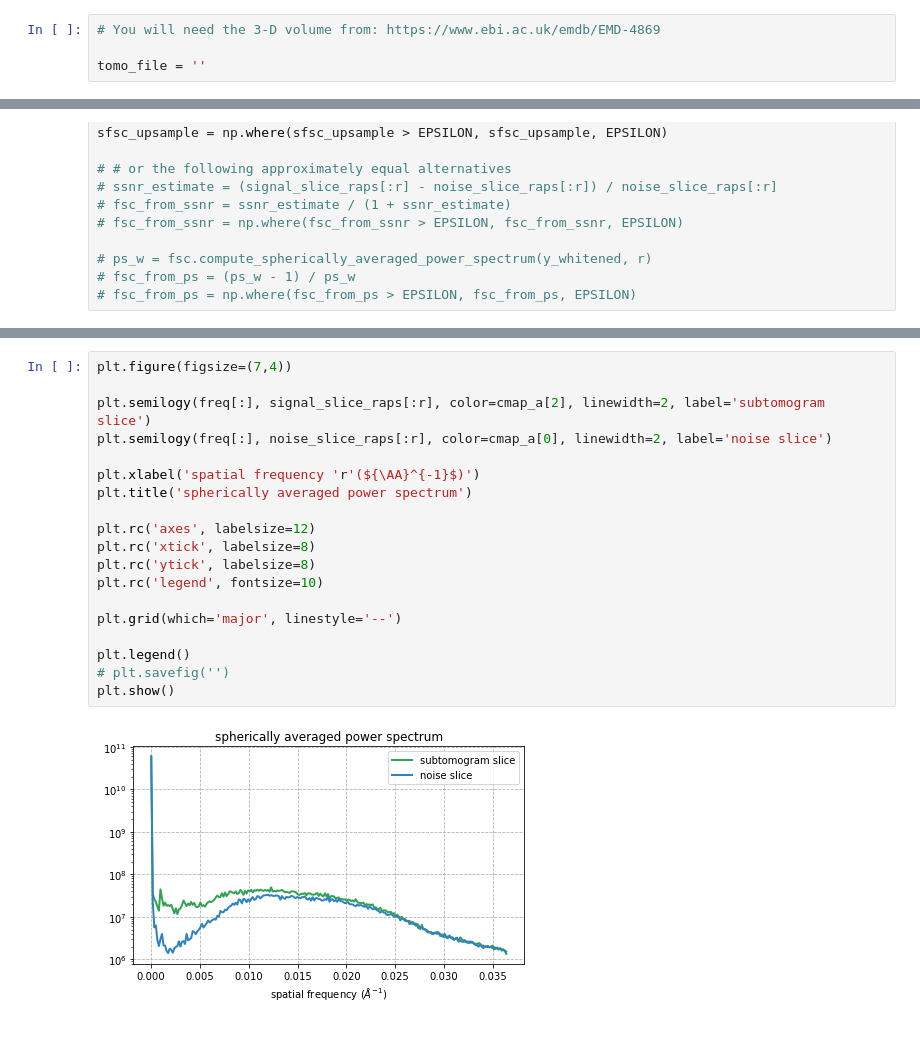
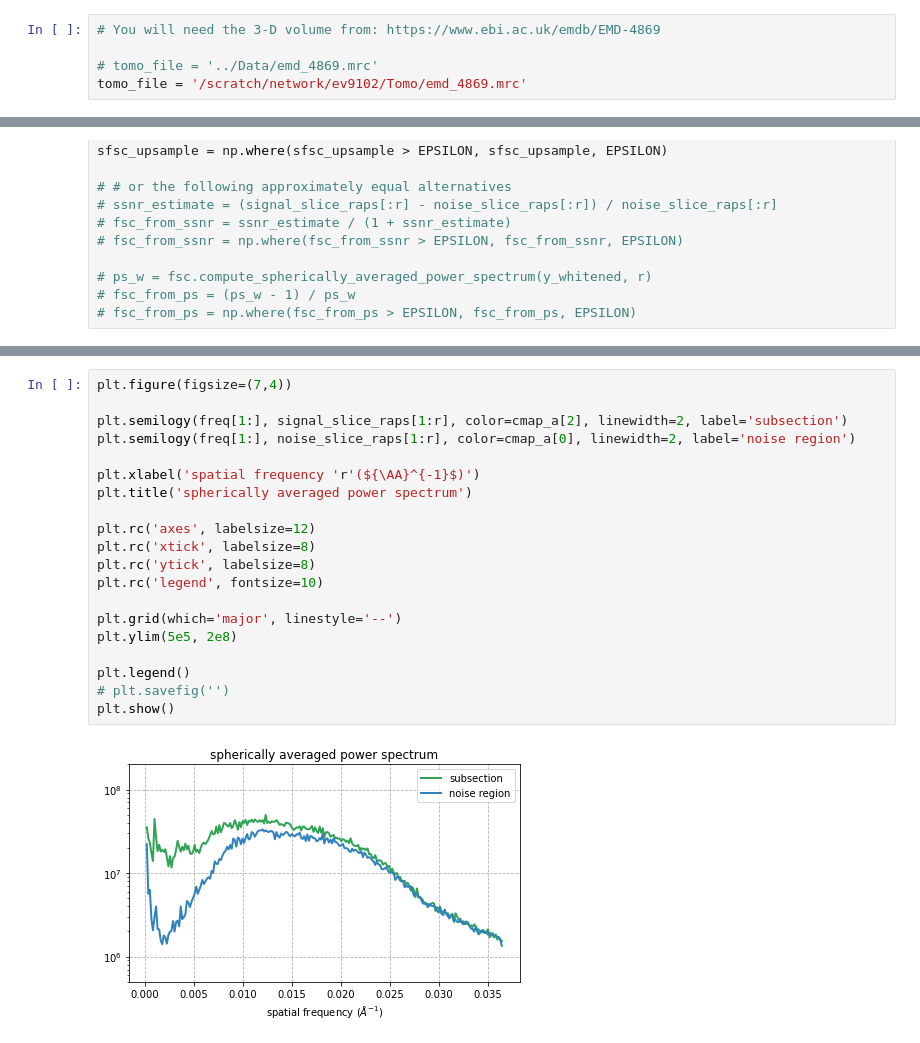
Before and after one commit to EricVerbeke/self_fourier_shell_correlation, a Jupyter notebook: Figure5.ipynb, the cells around one changed output, grey strips where cells are left out. Drawn from its saved outputs; the diff is of its cells as text.

```diff
--- a/Figure5.ipynb
+++ b/Figure5.ipynb
@@ -10,7 +10,8 @@ cmap_b = [plt.get_cmap('tab20c').colors[idx] for idx in [2, 6, 10, 12]]
 # %%
 # You will need the 3-D volume from: https://www.ebi.ac.uk/emdb/EMD-4869
 
-tomo_file = ''
+# tomo_file = '../Data/emd_4869.mrc'
+tomo_file = '/scratch/network/ev9102/Tomo/emd_4869.mrc'
 # %%
 with mrcfile.open(tomo_file) as mrc:
     tomo_full = mrc.data
@@ -80,24 +93,25 @@ y_filtered = fsc.ift2(Yw)
 # %%
 plt.figure(figsize=(7,4))
 
-plt.semilogy(freq[:], signal_slice_raps[:r], color=cmap_a[2], linewidth=2, label='subtomogram slice')
-plt.semilogy(freq[:], noise_slice_raps[:r], color=cmap_a[0], linewidth=2, label='noise slice')
+plt.semilogy(freq[1:], signal_slice_raps[1:r], color=cmap_a[2], linewidth=2, label='subsection')
+plt.semilogy(freq[1:], noise_slice_raps[1:r], color=cmap_a[0], linewidth=2, label='noise region')
 
 plt.xlabel('spatial frequency 'r'(${\AA}^{-1}$)')
 plt.title('spherically averaged power spectrum')
 
 plt.rc('axes', labelsize=12)
 plt.rc('xtick', labelsize=8)
 plt.rc('ytick', labelsize=8)
 plt.rc('legend', fontsize=10)
 
 plt.grid(which='major', linestyle='--')
+plt.ylim(5e5, 2e8)
 
 plt.legend()
 # plt.savefig('')
 plt.show()
 # %% [output]
-[figure, old version]
+[figure, new version]
 # %%
 plt.figure(figsize=(7,4))
 
```
Also changed, not shown: parts of 7 cells of this notebook, 4 other files.
